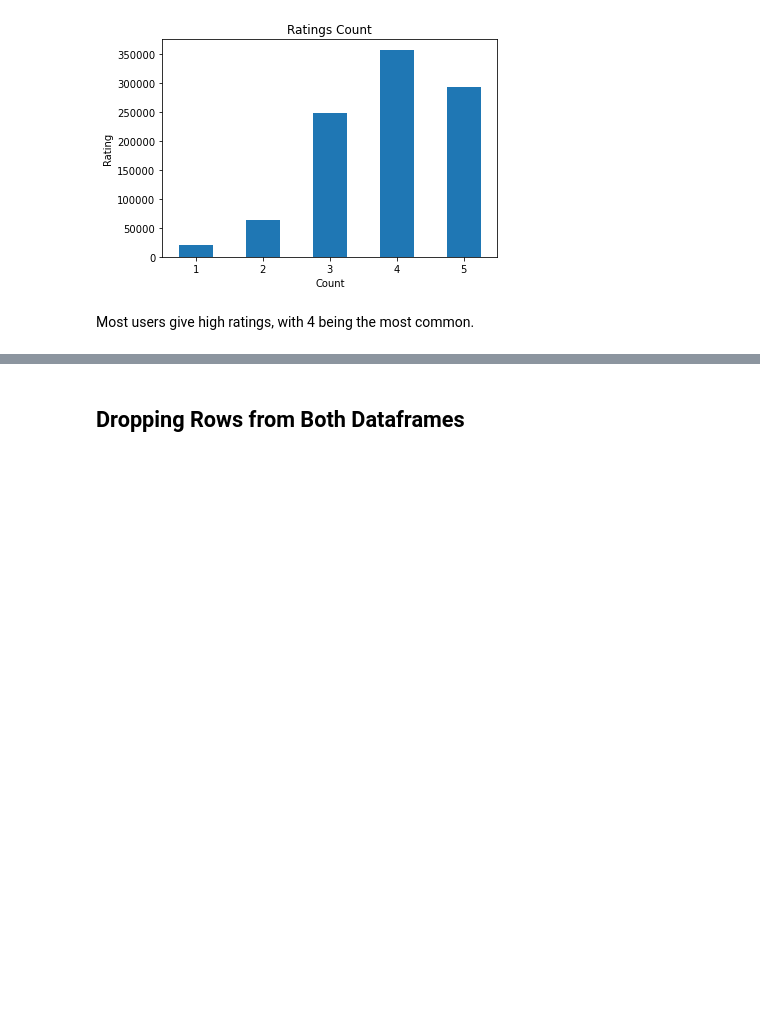
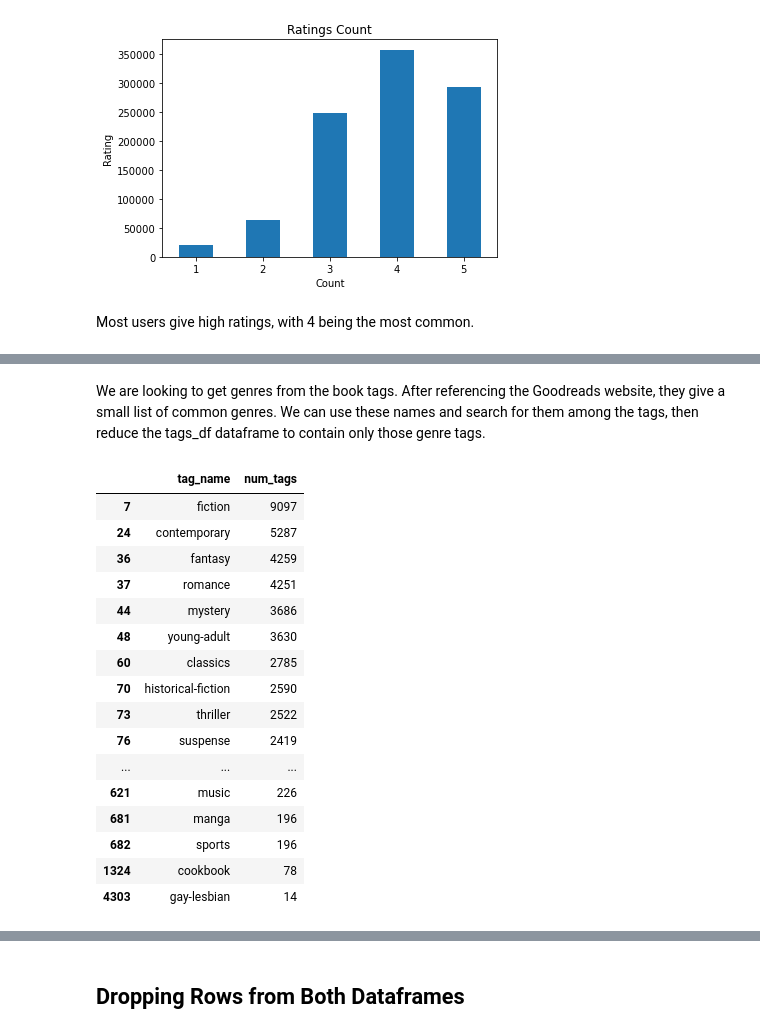
Before and after one commit to gcolson11/Capstone_Books, a Jupyter notebook: Notebooks/Data_Wrangling_and_EDA.ipynb, the cells around one changed output, grey strips where cells are left out. Drawn from its saved outputs; the diff is of its cells as text; code cells hidden in the pictures; blank space fills up the shorter version.

```diff
--- a/Notebooks/Data_Wrangling_and_EDA.ipynb
+++ b/Notebooks/Data_Wrangling_and_EDA.ipynb
@@ -215,0 +281,3 @@ Most users give high ratings, with 4 being the most common.
+# %%
+temp_df3 = tags_df.value_counts('tag_name').rename_axis('tag_name').reset_index(name='num_tags')
+temp_df3.head()
@@ -215,0 +291,2 @@ Most users give high ratings, with 4 being the most common.
+# %% [markdown]
+We are looking to get genres from the book tags. After referencing the Goodreads website, they give a small list of common genres. We can use these names and search for them among the tags, then reduce the tags_df dataframe to contain only those genre tags.
@@ -215,0 +300,22 @@ Most users give high ratings, with 4 being the most common.
+# %%
+# let's see how many tags are given to each book
+genres_df = temp_df3[temp_df3['tag_name'].isin(genres)]
+genres_df
+# %% [output]
+|  | tag_name | num_tags |
+| 7 | fiction | 9097 |
+| 24 | contemporary | 5287 |
+| 36 | fantasy | 4259 |
+| 37 | romance | 4251 |
+| 44 | mystery | 3686 |
+| 48 | young-adult | 3630 |
+| 60 | classics | 2785 |
+| 70 | historical-fiction | 2590 |
+| 73 | thriller | 2522 |
+| 76 | suspense | 2419 |
+| ... | ... | ... |
+| 621 | music | 226 |
+| 681 | manga | 196 |
+| 682 | sports | 196 |
+| 1324 | cookbook | 78 |
+| 4303 | gay-lesbian | 14 |
```
Also changed, not shown: parts of 21 cells of this notebook.
